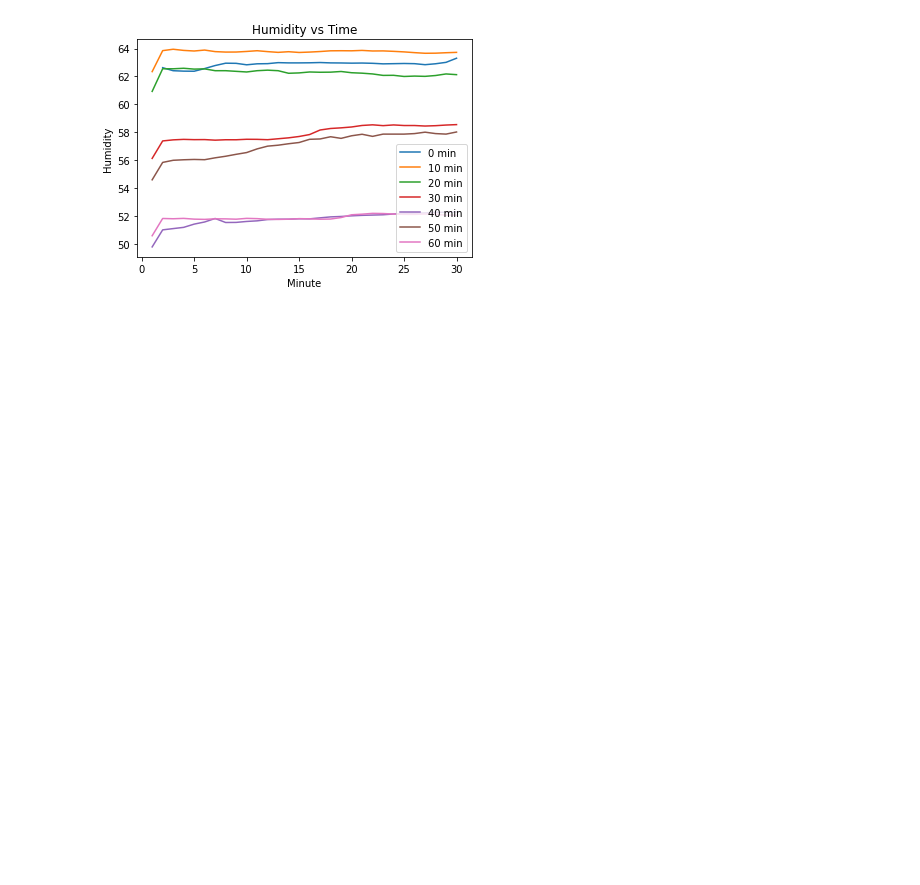
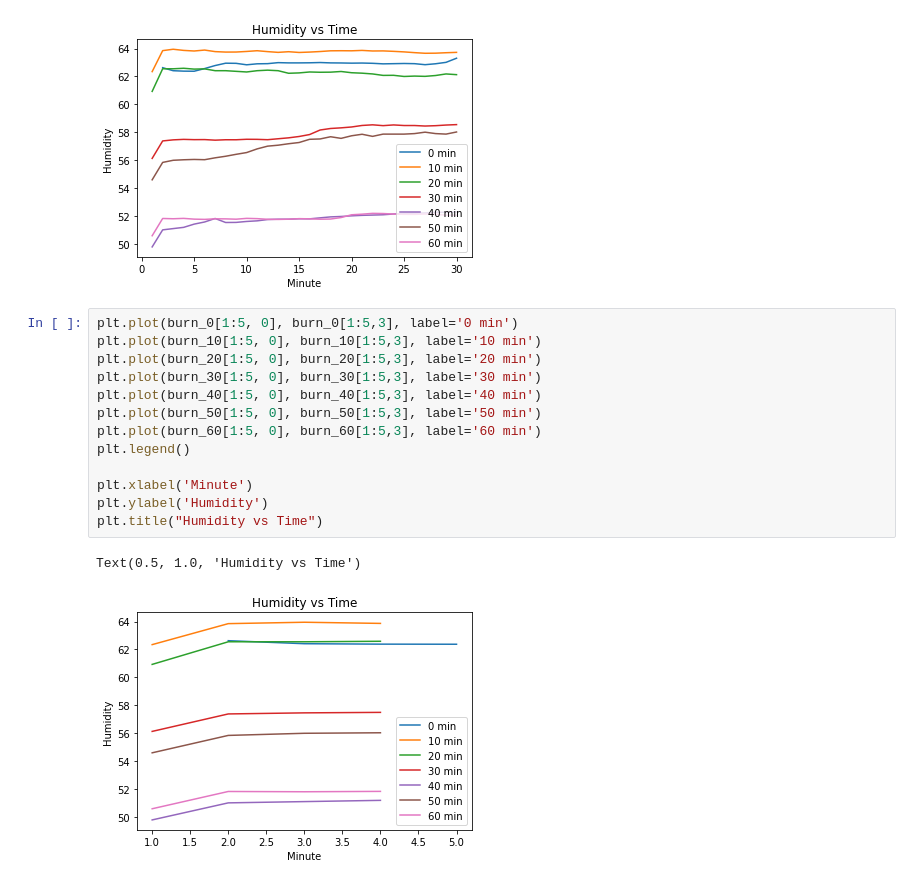
Before and after one commit to ddiLab/SageEdu, a Jupyter notebook: enviSensor/burnInPlots.ipynb, the cells around one changed output. Drawn from its saved outputs; the diff is of its cells as text; blank space fills up the shorter version.

Commit message:
More burn-in test analysis

```diff
--- a/enviSensor/burnInPlots.ipynb
+++ b/enviSensor/burnInPlots.ipynb
@@ -128,3 +136,19 @@ plt.title("Humidity vs Time")
 # %% [output]
 Text(0.5, 1.0, 'Humidity vs Time')
 [figure]
+# %%
+plt.plot(burn_0[1:5, 0], burn_0[1:5,3], label='0 min')
+plt.plot(burn_10[1:5, 0], burn_10[1:5,3], label='10 min')
+plt.plot(burn_20[1:5, 0], burn_20[1:5,3], label='20 min')
+plt.plot(burn_30[1:5, 0], burn_30[1:5,3], label='30 min')
+plt.plot(burn_40[1:5, 0], burn_40[1:5,3], label='40 min')
+plt.plot(burn_50[1:5, 0], burn_50[1:5,3], label='50 min')
+plt.plot(burn_60[1:5, 0], burn_60[1:5,3], label='60 min')
+plt.legend()
+
+plt.xlabel('Minute')
+plt.ylabel('Humidity')
+plt.title("Humidity vs Time")
+# %% [output]
+Text(0.5, 1.0, 'Humidity vs Time')
+[figure, added]
```
Also changed, not shown: parts of 5 cells of this notebook.
